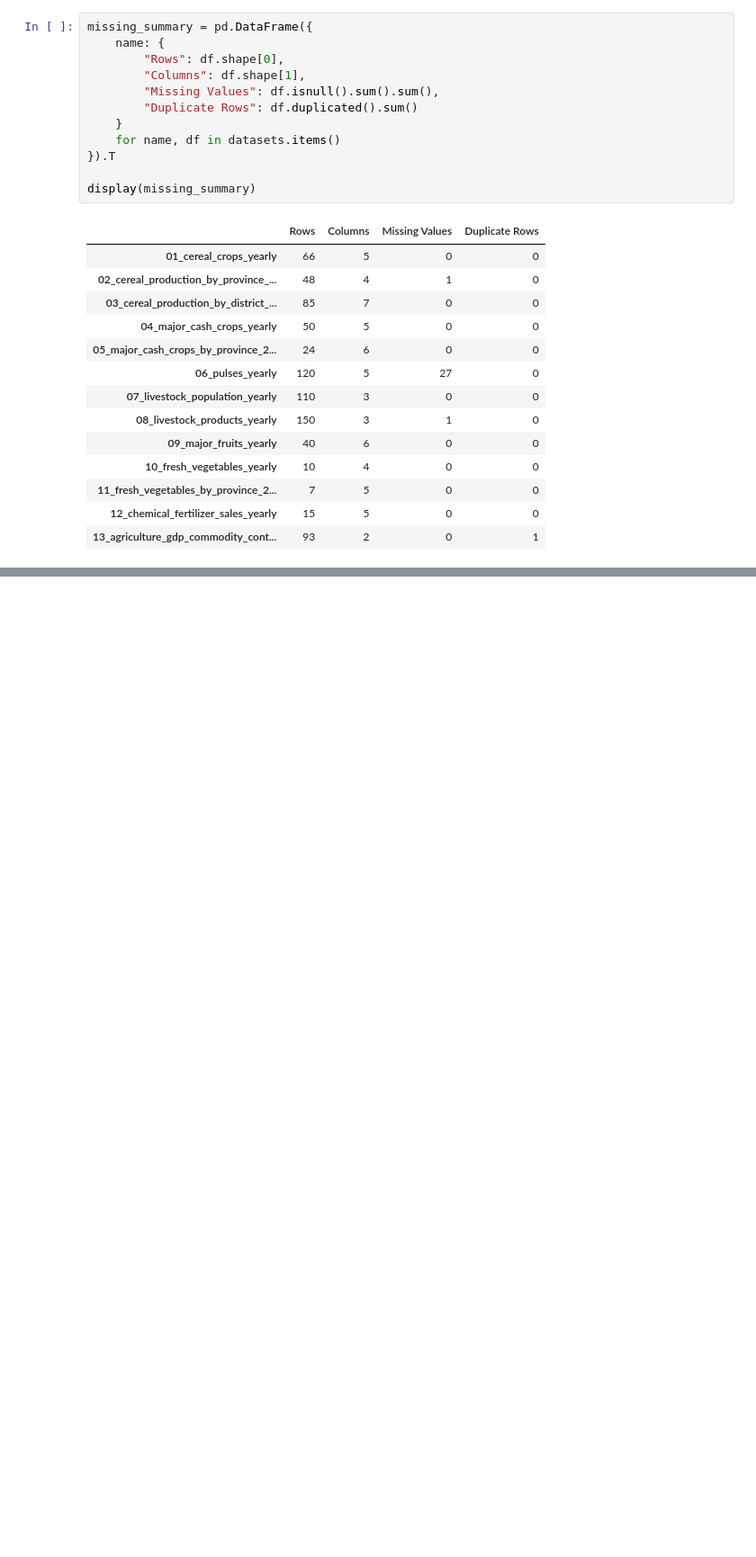
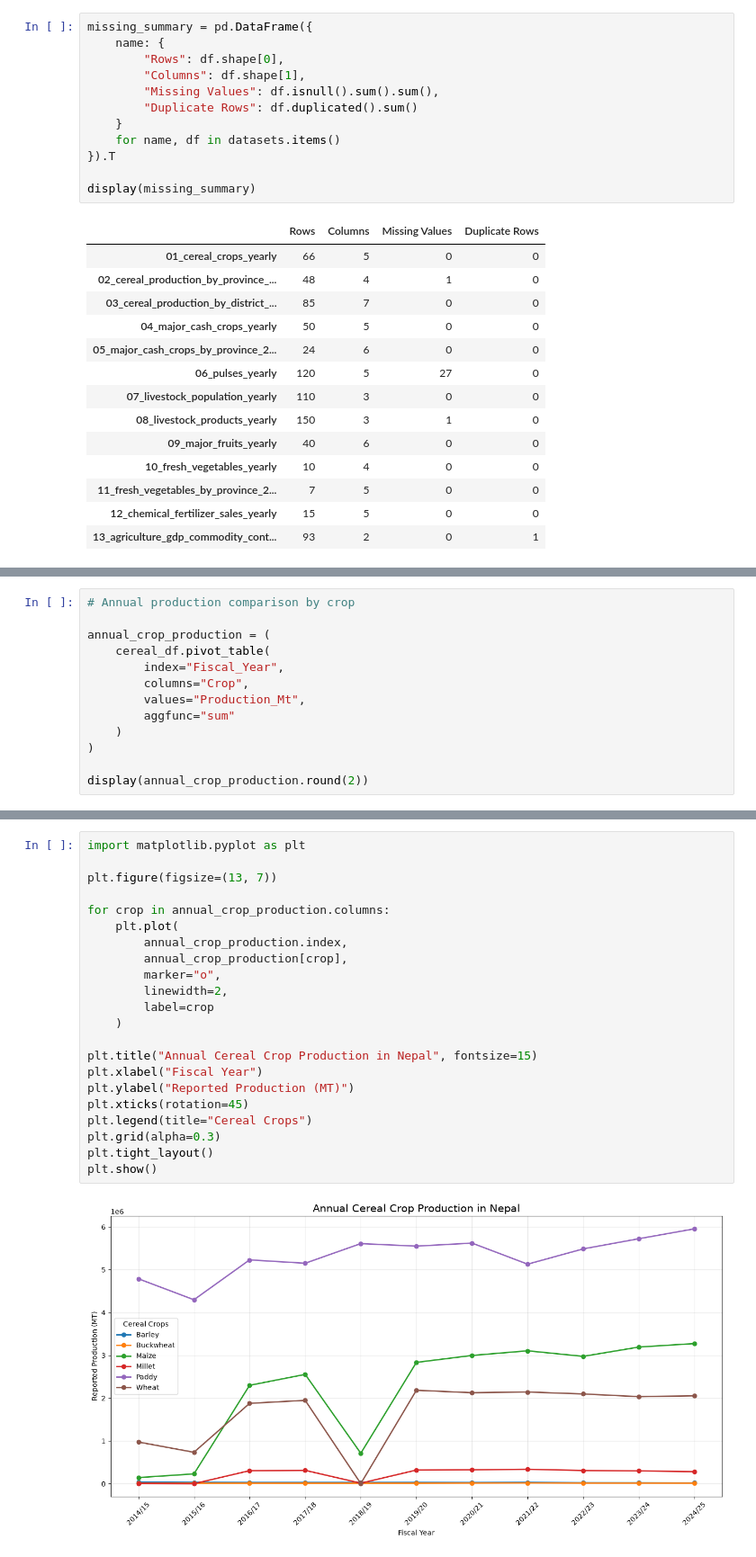
Before and after one commit to Srijan0113/Nepal_Agriculture_Analysis, a Jupyter notebook: Python/01_Agriculture_Data_Analysis.ipynb, the cells around one changed output, grey strips where cells are left out. Shown at 90% size. Cells and saved outputs as stored; diff of their text form; blank space fills up the shorter version.

Commit message:
Crop production analysis on Python.

```diff
--- a/Python/01_Agriculture_Data_Analysis.ipynb
+++ b/Python/01_Agriculture_Data_Analysis.ipynb
@@ -88,0 +360,13 @@ display(missing_summary)
+# %%
+# Annual production comparison by crop
+
+annual_crop_production = (
+    cereal_df.pivot_table(
+        index="Fiscal_Year",
+        columns="Crop",
+        values="Production_Mt",
+        aggfunc="sum"
+    )
+)
+
+display(annual_crop_production.round(2))
@@ -88,0 +387,24 @@ display(missing_summary)
+# %%
+import matplotlib.pyplot as plt
+
+plt.figure(figsize=(13, 7))
+
+for crop in annual_crop_production.columns:
+    plt.plot(
+        annual_crop_production.index,
+        annual_crop_production[crop],
+        marker="o",
+        linewidth=2,
+        label=crop
+    )
+
+plt.title("Annual Cereal Crop Production in Nepal", fontsize=15)
+plt.xlabel("Fiscal Year")
+plt.ylabel("Reported Production (MT)")
+plt.xticks(rotation=45)
+plt.legend(title="Cereal Crops")
+plt.grid(alpha=0.3)
+plt.tight_layout()
+plt.show()
+# %% [output]
+[figure, added]
```
Also changed, not shown: parts of 9 cells of this notebook.
